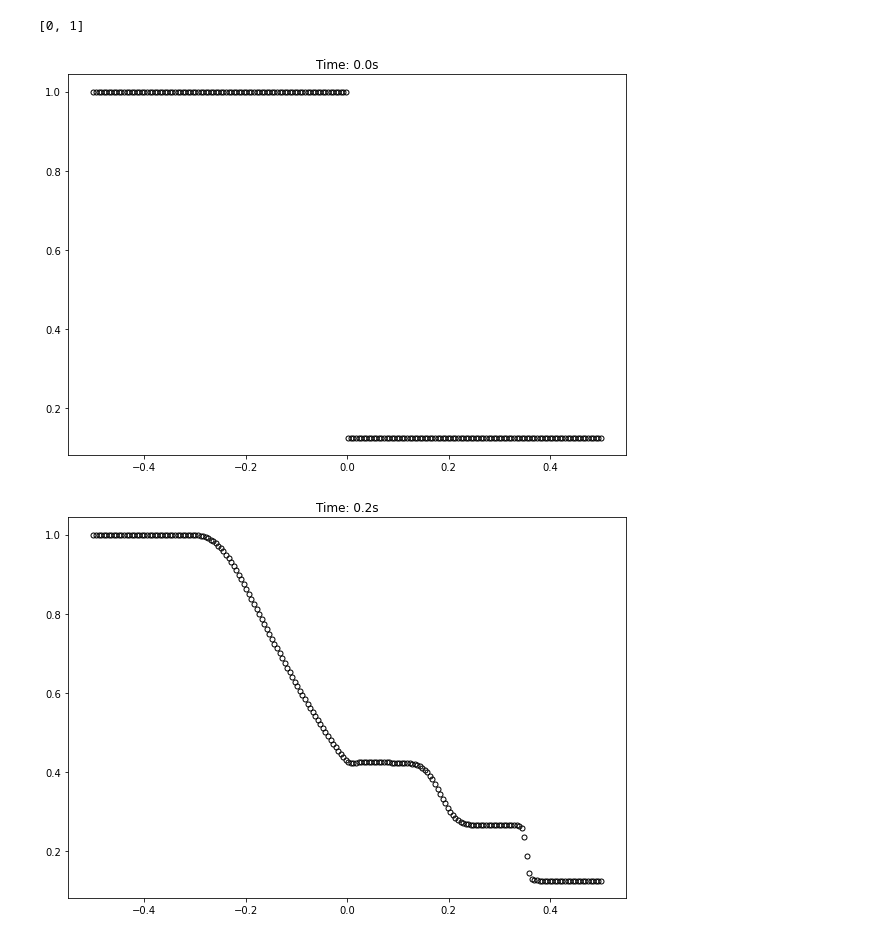
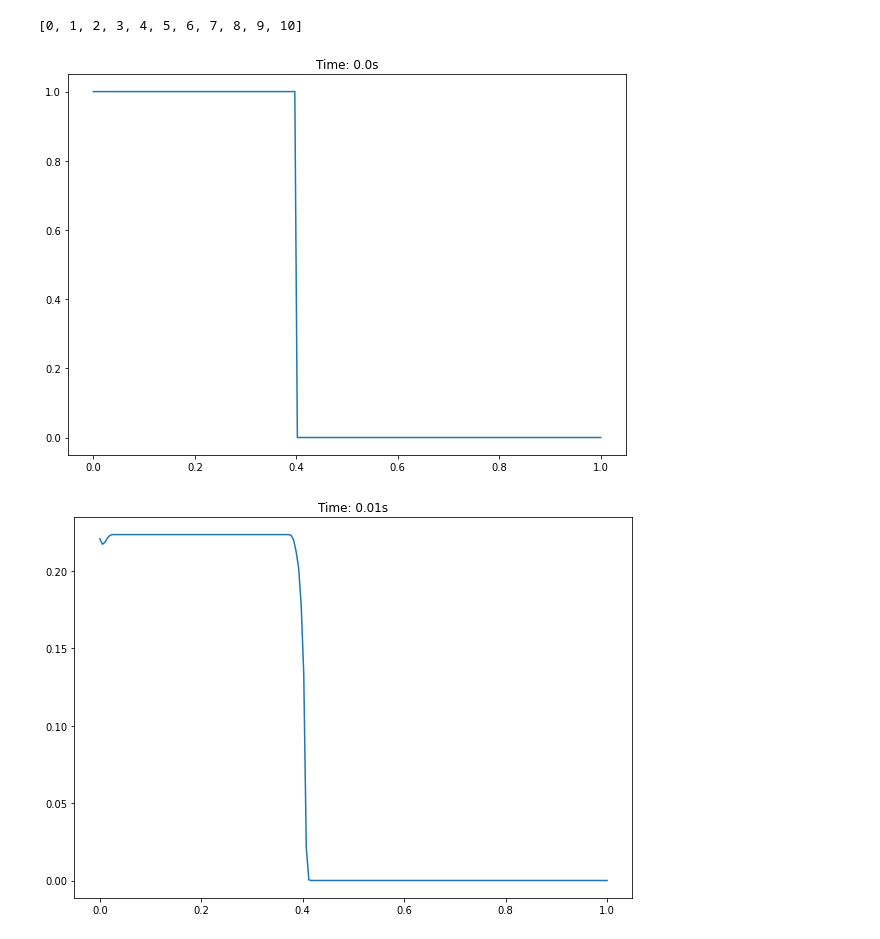
Before and after one commit to maikel/FiniteVolumeSolver, a Jupyter notebook: extra/PerfectGas/ConvergentNozzle.ipynb, the cells around one changed output. Cells and saved outputs as stored; diff of their text form; code cells hidden in the pictures.

```diff
--- a/extra/PerfectGas/ConvergentNozzle.ipynb
+++ b/extra/PerfectGas/ConvergentNozzle.ipynb
@@ -36,35 +36,35 @@ times = np.array(file['times'])
 dx = file['data'].attrs['cell_size']
 xlower = file['data'].attrs['xlower']
 file.close()
 
 nx = [data.shape[2], data.shape[3]]
 xupper = xlower + dx * nx
 
 vmin = None #0.4
 vmax = None #2.0
 
 ns = [i for i in range(data.shape[0])]
 print(ns)
 
 marker_style = dict(color='black',  fillstyle='none', linestyle='none', marker='o',
                     markersize=5, markerfacecoloralt='tab:red')
 
 for n in ns:
     rho = data[n, 0, :, 0]
     rhou = data[n, 1, :, 0]
     u = rhou / rho
-    p = data[n, 4, :, 0]
+    p = data[n, 5, :, 0]
     rhoY = data[n, 3, :, 0]
     Y = rhoY / rho
 
     real_x = np.array(np.linspace(xlower[0], xupper[0], nx[0], endpoint=True))
     #dxt = [int(nx[0] / (nticks - 1)), int(nx[1] / (nticks - 1))]
 
     f, ax = plt.subplots(figsize=(10, 7))
-    im = plt.plot(real_x, rho, **marker_style)
+    im = plt.plot(real_x, p)
     ax.set_title('Time: {:.3}s'.format(times[n]))
     plt.show()
 # %% [output]
-[0, 1]
+[0, 1, 2, 3, 4, 5, 6, 7, 8, 9, 10]
-[figure, old version]
+[figure, new version]
-[figure, old version]
+[figure, new version]
```
Also changed, not shown: parts of 2 cells of this notebook, 7 other files.
